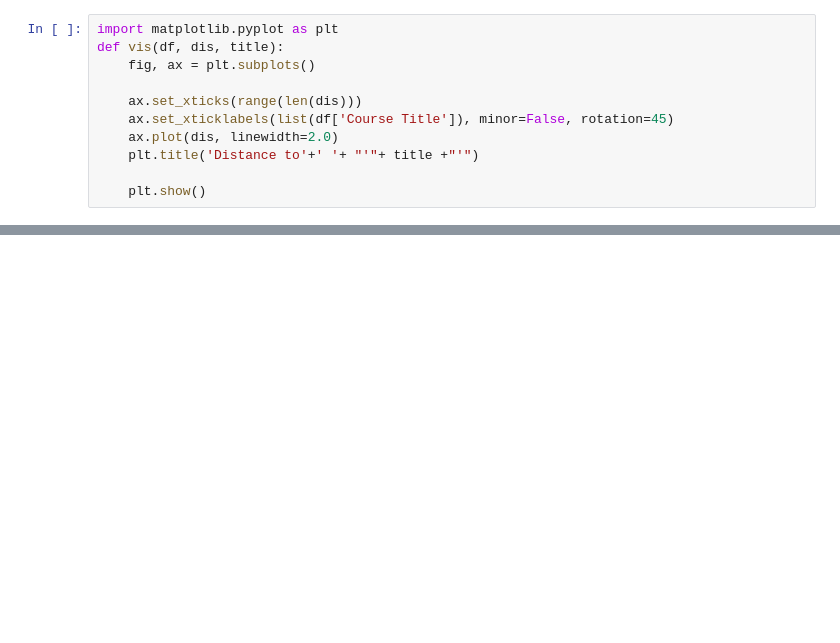
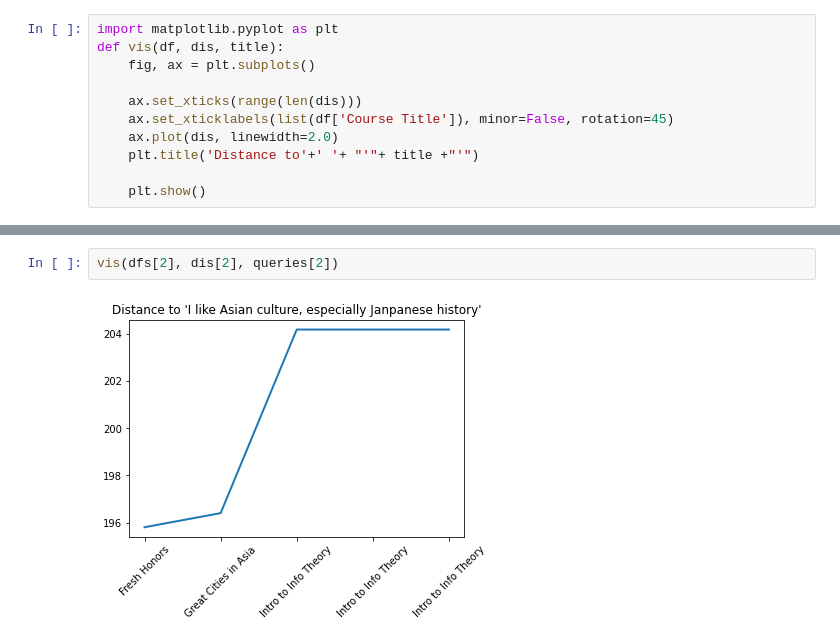
Before and after one commit to yessie-kim/classeek, a Jupyter notebook: deep_learning_free_text_BH_updated.ipynb, the cells around one changed output, grey strips where cells are left out. Cells and saved outputs as stored; diff of their text form; blank space fills up the shorter version.

```diff
--- a/deep_learning_free_text_BH_updated.ipynb
+++ b/deep_learning_free_text_BH_updated.ipynb
@@ -139,0 +144,4 @@ vis(dfs[1], dis[1], queries[0])
+# %%
+vis(dfs[2], dis[2], queries[2])
+# %% [output]
+[figure, added]
```
Also changed, not shown: parts of 12 cells of this notebook.
